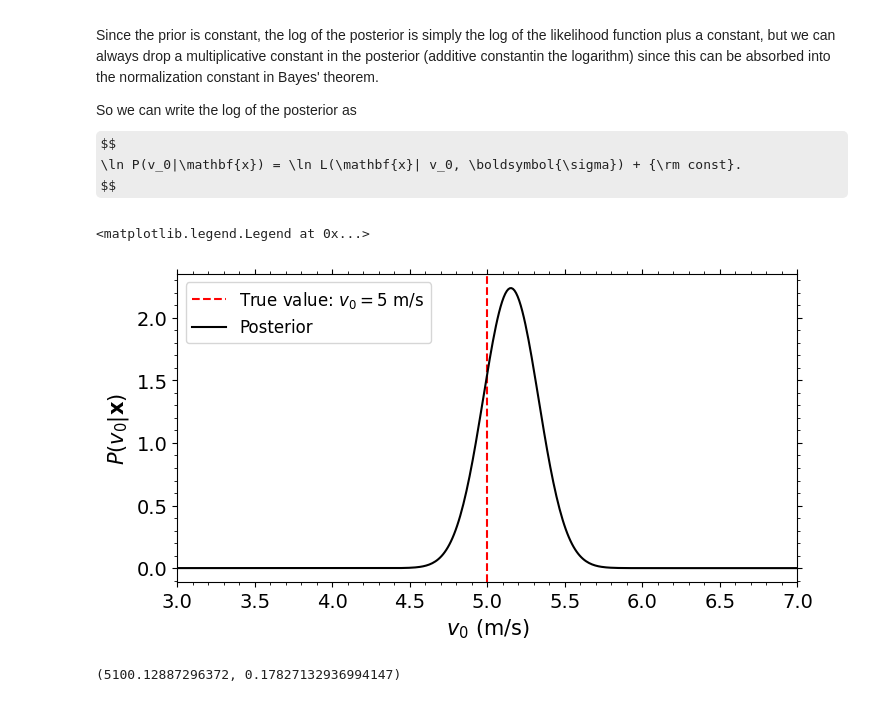
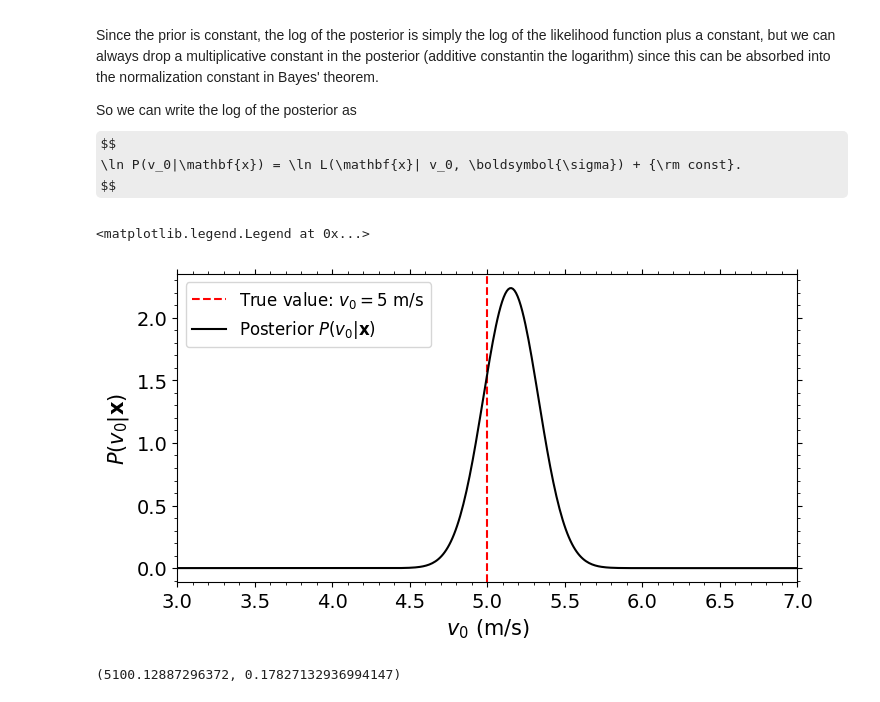
Before and after one commit to enigma-igm/Phys29, a Jupyter notebook: Phys29/lectures/Week9/01_fitting_data.ipynb, the cells around one changed output. Drawn from its saved outputs; the diff is of its cells as text; code cells hidden in the pictures; some formulas as TeX source.

```diff
--- a/Phys29/lectures/Week9/01_fitting_data.ipynb
+++ b/Phys29/lectures/Week9/01_fitting_data.ipynb
@@ -284,35 +284,35 @@ def log_likelihood(v_0, x_obs, sigma_x, x_0, t_obs):
     # Sum the log-likelihoods to get the total log-likelihood
     return np.sum(lnL_vec)
 
 # Evaluate the likelihood as a function of v_0 on a finely spaced grid
 v_0_values = np.linspace(0, 10, 1000)
 # This list comprehension is compact way to write a for loop, evaluating the likelihood at each v_0
 lnL_values = np.array([log_likelihood(v_0, xoft, sigma_x, x_0, t_obs) for v_0 in v_0_values])
 # Our prior is flat, so the posterior is proporitional to the prior.
 # We will will normalize in a moment, but we subtract the maximum value of the log-likelihood
 # to avoid taking the expoential of very large numbers. You can always add or subtract a constant from lnL
 P_unnorm = np.exp(lnL_values - np.max(lnL_values))
 # Now perform the normalization by integrating the tabulated unnormalized posterior using Simpson's rule
 P_norm = integrate.simpson(P_unnorm, v_0_values)
 # This is the final normalized posterior
 Pofv0 = P_unnorm/P_norm
 
 # Plot the resulting posterior distribution
 fig, ax = plt.subplots(figsize=(8, 4))
 ax.axvline(v_0, color='r', linestyle='--', label=r'True value: $v_0=5~{\rm m/s}$')
-ax.plot(v_0_values, Pofv0, color='k', label='Posterior')
+ax.plot(v_0_values, Pofv0, color='k', label=r'Posterior $P(v_0|\mathbf{x})$')
 ax.set_xlabel(r'$v_0~({\rm m/s})$', fontsize=15)
 ax.set_ylabel(r'$P(v_0|\mathbf{x})$', fontsize=15)
 ax.set_xlim(3, 7)
 
 # Some tick mark things
 ax.tick_params(which='both', bottom=True, top=True, left=True, right=True, labelbottom=True, labelsize=14)
 ax.xaxis.set_minor_locator(AutoMinorLocator())
 ax.yaxis.set_minor_locator(AutoMinorLocator())
 ax.legend(loc='upper left', fontsize=12)
 # %% [output]
 <matplotlib.legend.Legend at 0x...>
-[figure, old version]
+[figure, new version]
 # %%
 mean_v = (xoft - x_0)/t_obs
 # %%
```
